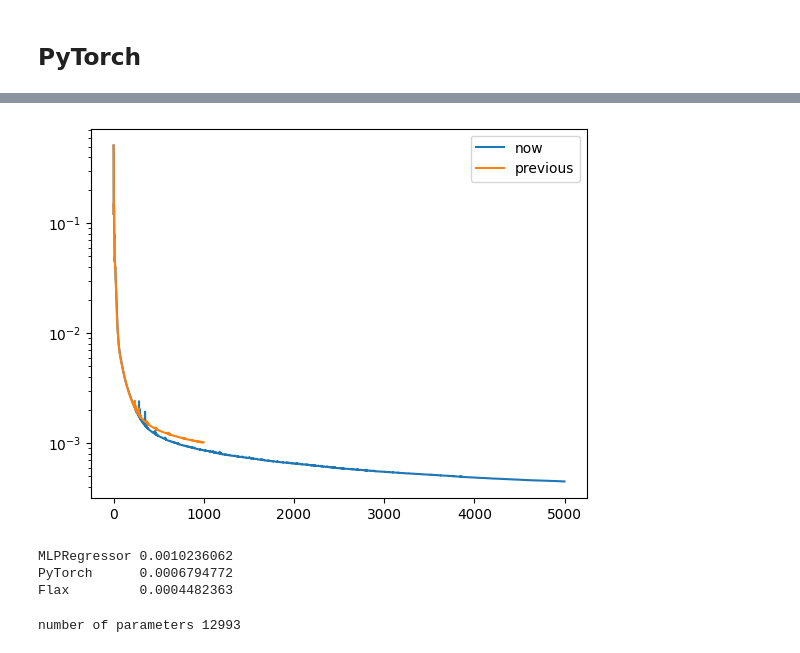
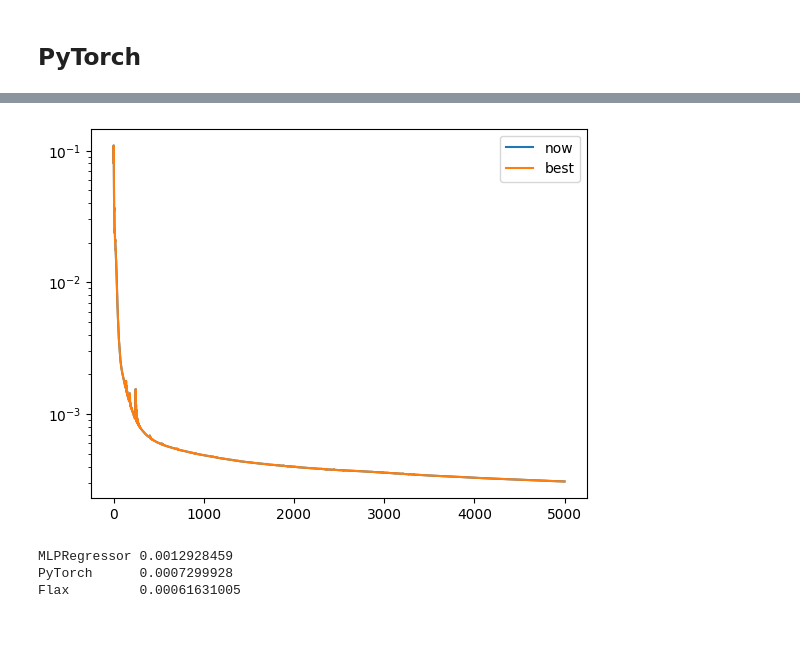
Before and after one commit to HDembinski/HDembinski.github.io, a Jupyter notebook: regression.ipynb, the cells around one changed output, grey strips where cells are left out. Drawn from its saved outputs; the diff is of its cells as text; code cells hidden in the pictures.

```diff
--- a/regression.ipynb
+++ b/regression.ipynb
@@ -61,7 +55,7 @@ from sklearn.neural_network import MLPRegressor
 from sklearn.metrics import mean_squared_error
 
 clf = MLPRegressor(
-    hidden_layer_sizes=(2**6,) * 5,
+    hidden_layer_sizes=(2**6,) * 4,
     batch_size=1000,
     alpha=0,
     tol=1e-6,
@@ -190,7 +187,7 @@ scheduler = ReduceLROnPlateau(
 losses = []
 no_improvement_below_tolerance = 0
 prev_loss = np.inf
-for epoch in range(max_epoch):
+for epoch in range(1, max_epoch + 1):
     y_pred = torch_model(torch_X)
     loss = loss_fn(y_pred, torch_y)
     opt.zero_grad()
@@ -200,8 +197,8 @@ for epoch in range(max_epoch):
 
     loss = loss.item()
     losses.append(loss)
-    if epoch % 100 == 99:
-        print(epoch, loss)
+    if epoch == 1 or epoch % 100 == 0:
+        print("epoch", epoch, "loss", loss)
 
     if loss < prev_loss - tol:
         no_improvement_below_tolerance = 0
@@ -320,19 +270,28 @@ class Model(nn.Module):
         return nn.Dense(1)(x).flatten()
 
 
-def train_and_evaluate(config: ConfigDict, inputs, outputs):
+def train(config: ConfigDict, x, y):
+    x = jax.device_put(x)
+    y = jax.device_put(y)
+
     model = Model(config.layers, config.nonlin)
 
     @jax.jit
-    def loss_fn(params, inputs, outputs):
-        y_pred = model.apply(params, inputs)
-        return jnp.mean(jnp.square(y_pred - outputs))
+    def loss_fn(theta, x, y):
+        y_pred = model.apply(theta, x)
+        # return jnp.mean(jnp.square(y - y_pred))
+        return jnp.mean(optax.huber_loss(y, y_pred))
 
-    key1, key2, key3 = jax.random.split(jax.random.PRNGKey(0), num=3)
-    params = model.init(key2, jax.random.normal(key1, inputs.shape[1:]))
+    key1, key2 = jax.random.split(jax.random.PRNGKey(0))
+    theta = model.init(key2, jax.random.normal(key1, x.shape[1:]))
+
+    n = 0
+    for layer in theta["params"].values():
+        n += np.prod(layer["kernel"].shape) + layer["bias"].shape[0]
+    print("number of parameters", n)
 
     tx = optax.inject_hyperparams(optax.adabelief)(learning_rate=config.learning_rate)
-    state = tx.init(params)
+    state = tx.init(theta)
     loss_grad_fn = jax.value_and_grad(loss_fn)
 
     losses = []
@@ -340,9 +299,9 @@ def train_and_evaluate(config: ConfigDict, inputs, outputs):
     epochs_without_improvement = 0
     for epoch in range(1, config.max_epoch + 1):
 
-        loss, grads = loss_grad_fn(params, inputs, outputs)
+        loss, grads = loss_grad_fn(theta, x, y)
         updates, state = tx.update(grads, state)
-        params = optax.apply_updates(params, updates)
+        theta = optax.apply_updates(theta, updates)
 
         losses.append(loss)
 
@@ -362,14 +321,14 @@ def train_and_evaluate(config: ConfigDict, inputs, outputs):
         if state.hyperparams["learning_rate"] < config.tolerance:
             break
 
-    return model, params, losses
+    return model, theta, losses
 
 print(f"JAX process: {jax.process_index()} / {jax.process_count()}")
 print(f"JAX local devices: {jax.local_devices()}")
 
 config = ConfigDict()
 config.layers = (2 ** 6,) * 4
-config.nonlin = nn.leaky_relu
+config.nonlin = nn.relu
 config.max_epoch = 5000
 config.learning_rate = 1e-2
 config.shrink_patience = 10
@@ -377,12 +336,18 @@ config.learning_rate_shrink_factor = 0.8
 config.print_freq = 100
 config.tolerance = 1e-6
 
-prev_losses = losses
+prev_losses = locals().get("prev_losses", None)
 
-flax_model, flax_params, losses = train_and_evaluate(config, X, y)
+flax_model, flax_theta, losses = train(config, X, y)
+
+best_losses = locals().get("best_losses", losses)
+if best_losses[-1] < losses[-1]:
+    best_losses = losses
 
 plt.plot(losses, label="now")
-plt.plot(prev_losses, label="previous")
+if prev_losses is not None:
+    plt.plot(prev_losses, label="previous")
+plt.plot(best_losses, label="best")
 plt.legend()
 plt.semilogy();
 # %% [output]
@@ -406,16 +371,9 @@ epoch 5000 loss=0.00044858886394649744
-[figure, old version]
+[figure, new version]
 # %%
 print("MLPRegressor", mean_squared_error(clf.predict(X), y))
 print("PyTorch     ", mean_squared_error(torch_model(torch_X).detach().numpy(), y))
-print("Flax        ", mean_squared_error(flax_model.apply(flax_params, X), y))
+print("Flax        ", mean_squared_error(flax_model.apply(flax_theta, X), y))
 # %% [output]
-MLPRegressor 0.0010236062
-PyTorch      0.0006794772
-Flax         0.0004482363
+MLPRegressor 0.0012928459
+PyTorch      0.0007299928
+Flax         0.00061631005
-# %%
-n = 0
-for layer in flax_params["params"].values():
-    n += np.prod(layer["kernel"].shape) + layer["bias"].shape[0]
-print("number of parameters", n)
-# %% [output]
-number of parameters 12993
```
Also changed, not shown: parts of 19 cells of this notebook.
